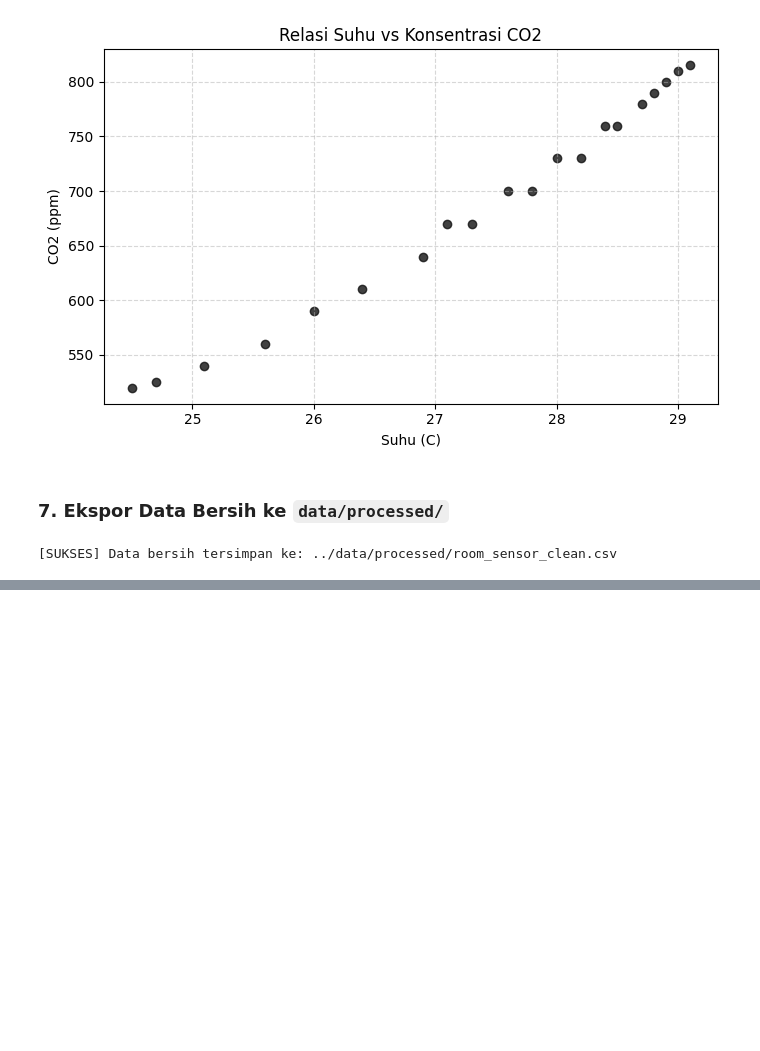
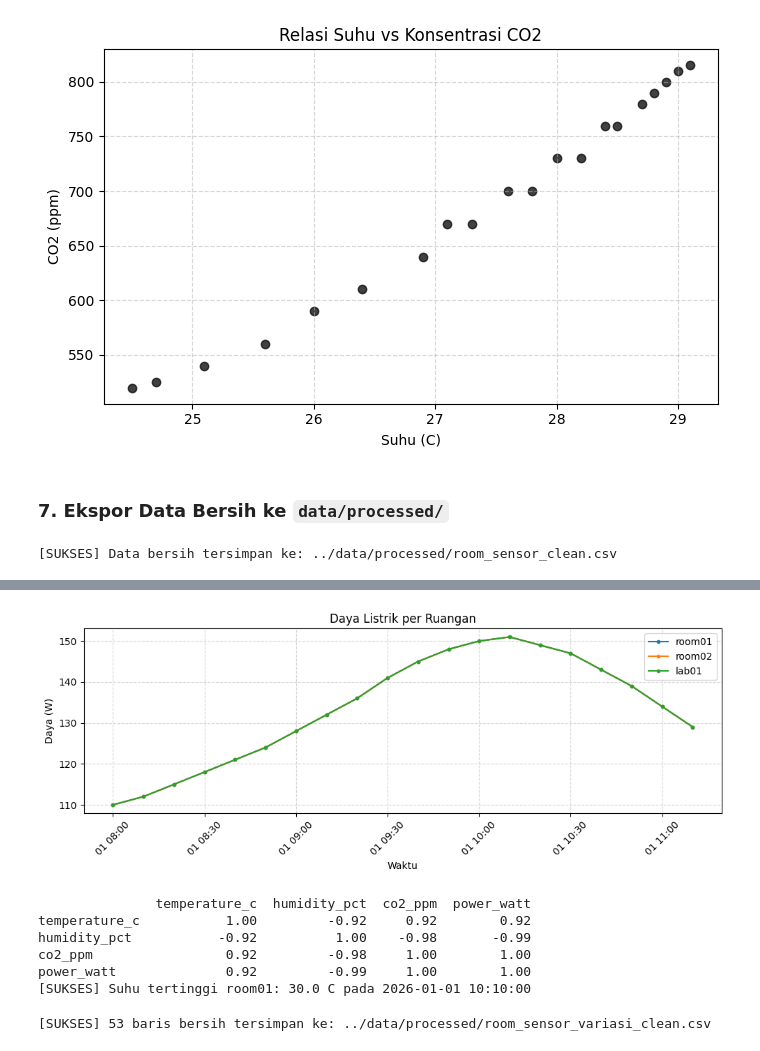
Before and after one commit to sulhanfuadi/iot-ml-book, a Jupyter notebook: notebooks/01_baca_data_sensor.ipynb, the cells around one changed output, grey strips where cells are left out. Drawn from its saved outputs; the diff is of its cells as text; code cells hidden in the pictures; blank space fills up the shorter version.

```diff
--- a/notebooks/01_baca_data_sensor.ipynb
+++ b/notebooks/01_baca_data_sensor.ipynb
@@ -203,0 +521,26 @@ print(f"Data bersih disimpan ke: {output_path}")
+# %%
+# [SOLUSI 1-3] Variasi dataset: beberapa ruangan, data hilang, dan anomali ekstrem.
+import numpy as np
+
+rng = np.random.default_rng(42)
+base = pd.read_csv(data_path)
+
+bagian = []
+for dev in ["room01", "room02", "lab01"]:
+    d = base.copy()
+    d["device_id"] = dev
+    d["temperature_c"] = (d["temperature_c"] + rng.normal(0, 0.8, len(d))).round(2)
+    bagian.append(d)
+df_var = pd.concat(bagian, ignore_index=True)
+
+# (2) Tambahkan data hilang: sekitar 5% nilai kelembaban dikosongkan.
+idx_hilang = df_var.sample(frac=0.05, random_state=1).index
+df_var.loc[idx_hilang, "humidity_pct"] = np.nan
+
+# (3) Tambahkan nilai anomali ekstrem pada suhu.
+idx_anom = df_var.sample(n=5, random_state=2).index
+df_var.loc[idx_anom, "temperature_c"] = [45.0, -10.0, 60.0, 55.0, -5.0]
+
+print(f"[SUKSES] Dataset variasi: {df_var.shape[0]} baris x {df_var.shape[1]} kolom (3 perangkat)")
+print(f"[INFO] Data hilang: {int(df_var['humidity_pct'].isna().sum())} sel kosong; anomali suhu ekstrem: 5 titik")
+df_var.head()
@@ -203,0 +556,45 @@ print(f"Data bersih disimpan ke: {output_path}")
+# %%
+# [SOLUSI 4] Grafik daya listrik per ruangan.
+plt.figure(figsize=(10, 4))
+for dev in ["room01", "room02", "lab01"]:
+    d = df_var[df_var["device_id"] == dev]
+    plt.plot(pd.to_datetime(d["timestamp"]), d["power_watt"], marker="o", markersize=3, label=dev)
+plt.title("Daya Listrik per Ruangan")
+plt.xlabel("Waktu")
+plt.ylabel("Daya (W)")
+plt.legend()
+plt.grid(True, linestyle="--", alpha=0.5)
+plt.xticks(rotation=45)
+plt.tight_layout()
+plt.show()
+# %% [output]
+[figure, added]
+# %%
+# [SOLUSI 5] Korelasi antar-variabel (room01, anomali ekstrem disaring agar korelasi wajar).
+d1 = df_var[(df_var["device_id"] == "room01") & (df_var["temperature_c"].between(0, 45))]
+korelasi = d1[["temperature_c", "humidity_pct", "co2_ppm", "power_watt"]].corr()
+print(korelasi.round(2))
+
+# [SOLUSI 6] Waktu dengan suhu tertinggi.
+imax = d1["temperature_c"].idxmax()
+print(f"[SUKSES] Suhu tertinggi room01: {d1.loc[imax, 'temperature_c']} C pada {d1.loc[imax, 'timestamp']}")
+# %% [output]
+               temperature_c  humidity_pct  co2_ppm  power_watt
+temperature_c           1.00         -0.92     0.92        0.92
+humidity_pct           -0.92          1.00    -0.98       -0.99
+co2_ppm                 0.92         -0.98     1.00        1.00
+power_watt              0.92         -0.99     1.00        1.00
+[SUKSES] Suhu tertinggi room01: 30.0 C pada 2026-01-01 10:10:00
+# %%
+# [SOLUSI 7] Simpan hasil pembersihan ke data/processed/.
+df_bersih = df_var.dropna().copy()
+df_bersih = df_bersih[df_bersih["temperature_c"].between(0, 45)]
+
+out_var = Path("../data/processed/room_sensor_variasi_clean.csv")
+if not out_var.parent.parent.exists():
+    out_var = Path("data/processed/room_sensor_variasi_clean.csv")
+out_var.parent.mkdir(parents=True, exist_ok=True)
+df_bersih.to_csv(out_var, index=False)
+print(f"[SUKSES] {df_bersih.shape[0]} baris bersih tersimpan ke: {out_var}")
+# %% [output]
+[SUKSES] 53 baris bersih tersimpan ke: ../data/processed/room_sensor_variasi_clean.csv
```
Also changed, not shown: parts of 9 cells of this notebook, 43 other files.
